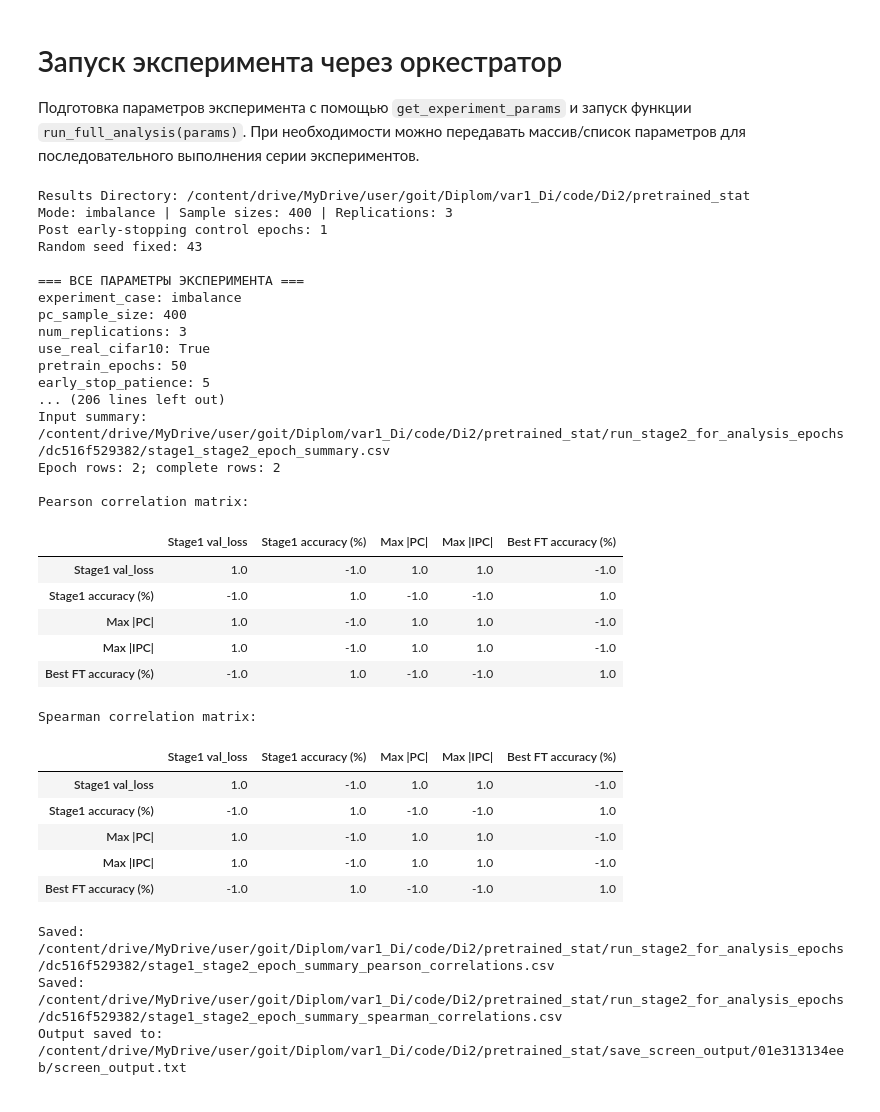
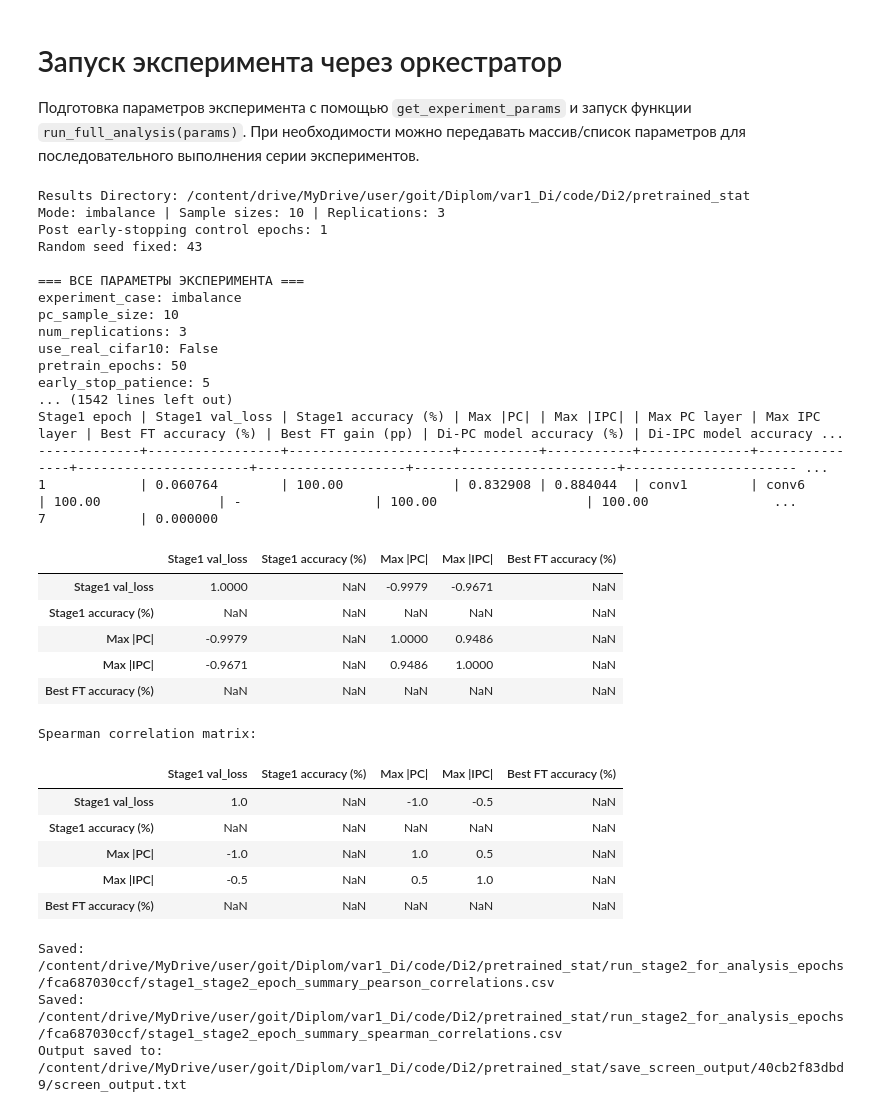
Before and after one commit to DR24DR24/Di, a Jupyter notebook: pretrained_stat.ipynb, the cells around one changed output. Saved outputs shown, nothing was run; the diff lists cells and outputs as text; code cells hidden in the pictures.

```diff
--- a/pretrained_stat.ipynb
+++ b/pretrained_stat.ipynb
@@ -188,7 +190,7 @@ def get_experiment_params(
     target_epochs: int = 50,
     target_patience: int = 5,
     learning_rate_target: float = 0.001,
-    feature_extraction: bool = True,
+    feature_extraction: bool = False,
     ft_sample_size: Optional[int] = 1000,
     best_model_criterion: str = 'pc',
     mode: str = "4_epochs",
@@ -998,7 +1000,7 @@ def plot_stage1_visualizations(
     param="params",
     root=None,
 )
-def run_stage2_finetuning(params, runtime, log_path=None) -> Dict[str, Any]:
+def run_stage2_finetuning(params, runtime, log_path=None,phase2=False) -> Dict[str, Any]:
     """Run Stage 2: Target fine-tuning on all 7 candidate models M_0...M_6."""
     best_source_state = runtime.get("best_source_state")
     source_model = runtime["source_model"]
@@ -1135,7 +1137,7 @@ def run_stage2_finetuning(params, runtime, log_path=None) -> Dict[str, Any]:
                     break
 
         # Phase 2: Fine-tuning after Feature Extraction
-        if feature_extraction and k > 0 and best_target_state is not None:
+        if phase2 and feature_extraction and k > 0 and best_target_state is not None:
             print(f"\n[{model_name}] >>> Phase 2: Fine-tuning after Feature Extraction <<<")
             target_model.load_state_dict(best_target_state)
             set_trainable_layers(target_model, k_freeze=0)
@@ -1681,7 +1683,7 @@ def run_stage2_from_stage1_logs(stage1_log_path, n, calculate_pc_ipc=False,
                                 target_epochs=50, target_patience=5,
                                 learning_rate_target=0.001, feature_extraction=True,
                                 experiment_case="imbalance", seed=42,
-                                params=None):
+                                params=None, verbose=False):
     with open(str(stage1_log_path / "launch_parameters.json"), encoding="utf-8") as f:
         p = json.load(f)
     with open(str(stage1_log_path / "stage1_model_history.json"), encoding="utf-8") as f:
@@ -2588,56 +2590,56 @@ def run_full_analysis(params, device=None):
 
 # --- Подготовка параметров эксперимента ---
 params = get_experiment_params(
     experiment_case="imbalance",
-    pc_sample_size=400,
+    pc_sample_size=10,
     num_replications=3,
-    use_real_cifar10=True,
+    use_real_cifar10=False,
     pretrain_epochs=50,
     early_stop_patience=5,
     post_early_stop_epochs=1,
     learning_rate_source=0.001,
     target_epochs=50,
     target_patience=5,
     learning_rate_target=0.001,
     feature_extraction=True,
-    ft_sample_size=10000,
+    ft_sample_size=100,
     best_model_criterion="pc",
     seed=43,
 )
 
 # --- Запуск полного анализа ---
 results = run_full_analysis(params)
 # %% [output]
 Results Directory: /content/drive/MyDrive/user/goit/Diplom/var1_Di/code/Di2/pretrained_stat
-Mode: imbalance | Sample sizes: 400 | Replications: 3
+Mode: imbalance | Sample sizes: 10 | Replications: 3
 Post early-stopping control epochs: 1
 Random seed fixed: 43
 
 === ВСЕ ПАРАМЕТРЫ ЭКСПЕРИМЕНТА ===
 experiment_case: imbalance
-pc_sample_size: 400
+pc_sample_size: 10
 num_replications: 3
-use_real_cifar10: True
+use_real_cifar10: False
 pretrain_epochs: 50
 early_stop_patience: 5
-... (206 lines left out)
-Input summary: /content/drive/MyDrive/user/goit/Diplom/var1_Di/code/Di2/pretrained_stat/run_stage2_for_analysis_epochs/dc516f529382/stage1_stage2_epoch_summary.csv
-Epoch rows: 2; complete rows: 2
-
-Pearson correlation matrix:
+... (1542 lines left out)
+Stage1 epoch | Stage1 val_loss | Stage1 accuracy (%) | Max |PC| | Max |IPC| | Max PC layer | Max IPC layer | Best FT accuracy (%) | Best FT gain (pp) | Di-PC model accuracy (%) | Di-IPC model accuracy ...
+-------------+-----------------+---------------------+----------+-----------+--------------+---------------+----------------------+-------------------+--------------------------+---------------------- ...
+1            | 0.060764        | 100.00              | 0.832908 | 0.884044  | conv1        | conv6         | 100.00               | -                 | 100.00                   | 100.00                ...
+7            | 0.000000
 |  | Stage1 val_loss | Stage1 accuracy (%) | Max |PC| | Max |IPC| | Best FT accuracy (%) |
-| Stage1 val_loss | 1.0 | -1.0 | 1.0 | 1.0 | -1.0 |
-| Stage1 accuracy (%) | -1.0 | 1.0 | -1.0 | -1.0 | 1.0 |
-| Max |PC| | 1.0 | -1.0 | 1.0 | 1.0 | -1.0 |
-| Max |IPC| | 1.0 | -1.0 | 1.0 | 1.0 | -1.0 |
-| Best FT accuracy (%) | -1.0 | 1.0 | -1.0 | -1.0 | 1.0 |
+| Stage1 val_loss | 1.0000 | NaN | -0.9979 | -0.9671 | NaN |
+| Stage1 accuracy (%) | NaN | NaN | NaN | NaN | NaN |
+| Max |PC| | -0.9979 | NaN | 1.0000 | 0.9486 | NaN |
+| Max |IPC| | -0.9671 | NaN | 0.9486 | 1.0000 | NaN |
+| Best FT accuracy (%) | NaN | NaN | NaN | NaN | NaN |
 Spearman correlation matrix:
 |  | Stage1 val_loss | Stage1 accuracy (%) | Max |PC| | Max |IPC| | Best FT accuracy (%) |
-| Stage1 val_loss | 1.0 | -1.0 | 1.0 | 1.0 | -1.0 |
-| Stage1 accuracy (%) | -1.0 | 1.0 | -1.0 | -1.0 | 1.0 |
-| Max |PC| | 1.0 | -1.0 | 1.0 | 1.0 | -1.0 |
-| Max |IPC| | 1.0 | -1.0 | 1.0 | 1.0 | -1.0 |
-| Best FT accuracy (%) | -1.0 | 1.0 | -1.0 | -1.0 | 1.0 |
+| Stage1 val_loss | 1.0 | NaN | -1.0 | -0.5 | NaN |
+| Stage1 accuracy (%) | NaN | NaN | NaN | NaN | NaN |
+| Max |PC| | -1.0 | NaN | 1.0 | 0.5 | NaN |
+| Max |IPC| | -0.5 | NaN | 0.5 | 1.0 | NaN |
+| Best FT accuracy (%) | NaN | NaN | NaN | NaN | NaN |
-Saved: /content/drive/MyDrive/user/goit/Diplom/var1_Di/code/Di2/pretrained_stat/run_stage2_for_analysis_epochs/dc516f529382/stage1_stage2_epoch_summary_pearson_correlations.csv
-Saved: /content/drive/MyDrive/user/goit/Diplom/var1_Di/code/Di2/pretrained_stat/run_stage2_for_analysis_epochs/dc516f529382/stage1_stage2_epoch_summary_spearman_correlations.csv
-Output saved to: /content/drive/MyDrive/user/goit/Diplom/var1_Di/code/Di2/pretrained_stat/save_screen_output/01e313134eeb/screen_output.txt
+Saved: /content/drive/MyDrive/user/goit/Diplom/var1_Di/code/Di2/pretrained_stat/run_stage2_for_analysis_epochs/fca687030ccf/stage1_stage2_epoch_summary_pearson_correlations.csv
+Saved: /content/drive/MyDrive/user/goit/Diplom/var1_Di/code/Di2/pretrained_stat/run_stage2_for_analysis_epochs/fca687030ccf/stage1_stage2_epoch_summary_spearman_correlations.csv
+Output saved to: /content/drive/MyDrive/user/goit/Diplom/var1_Di/code/Di2/pretrained_stat/save_screen_output/40cb2f83dbd9/screen_output.txt
```
Also changed, not shown: parts of 8 cells of this notebook.
